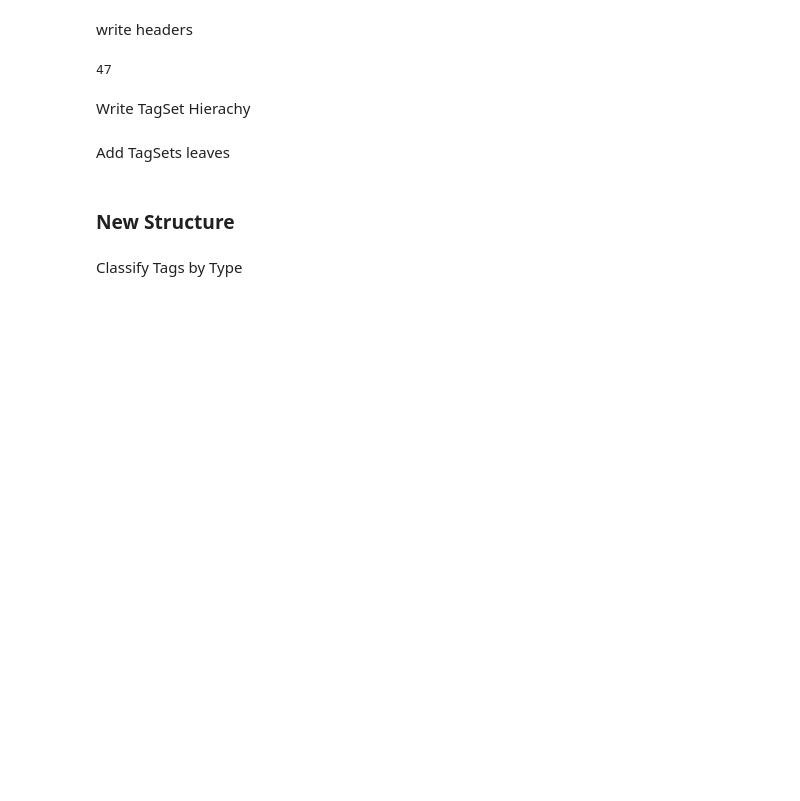
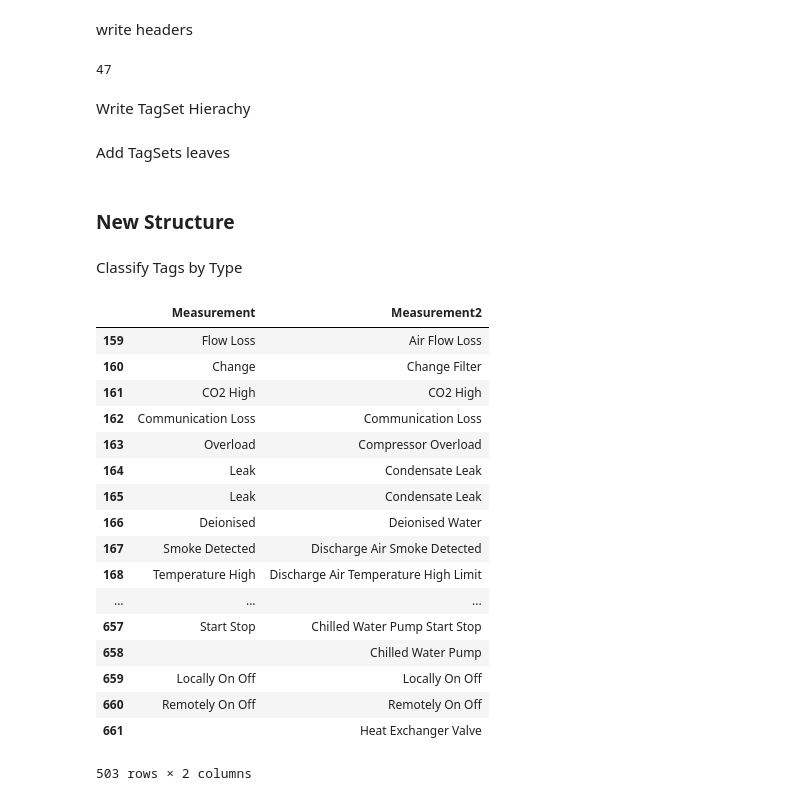
Before and after one commit to aslakjohansen/GroundTruth-1, a Jupyter notebook: Brick/BuildBrick.ipynb, the cells around one changed output. Drawn from its saved outputs; the diff is of its cells as text; code cells hidden in the pictures; blank space fills up the shorter version.

```diff
--- a/Brick/BuildBrick.ipynb
+++ b/Brick/BuildBrick.ipynb
@@ -549,0 +253,61 @@ for eqTS in equivTagSets:
+# %%
+removeSynonyms=False
+synonyms={}
+for r in dfTagSets.index:
+  if str(dfTagSets.hasSynonym[r])!="nan":
+    syn=dfTagSets.hasSynonym[r].split(";")
+    for s in syn:
+      synonyms[s]=dfTagSets.TagSet[r]
+# %%
+dfTagSets["Measurement2"]=dfTagSets.TagSet
+dfMM=dfTagSets.Measurement2.ravel()
+for r in range(len(dfMM)):
+  dfM=" "+str(dfMM[r])+" "
+  if str(dfTagSets.usesLocation[r])!="nan":
+    for loc in str(dfTagSets.usesLocation[r]).split(";"):
+      dfM=dfM.replace(" "+loc.strip()+" ", " ")
+  if str(dfTagSets.usesEquipment[r])!="nan":
+    for eq in str(dfTagSets.usesEquipment[r]).split(";"):
+      dfM=dfM.replace(" "+eq.strip()+" ", " ")
+      if removeSynonyms and eq.strip() in synonyms:
+        for s in synonyms[eq.strip()].split(' '):
+          dfM=dfM.replace(" "+s+" ", " ")
+  if str(dfTagSets.usesPoint[r])!="nan":
+    dfM=dfM.replace(" "+str(dfTagSets.usesPoint[r])+" ", " ")
+  dfMM[r]=dfM.strip()
+dfTagSets["Measurement2"]=dfMM
+# %%
+#Classify each tagset as a dimension based on their tags
+dfTagSets['Point']=dfTagSets.TagSet.apply(getPointDim)
+dfTagSets['MeasurementProperty']=dfTagSets.TagSet.apply(getMeasDim)
+dfTagSets['Location']=dfTagSets.TagSet.apply(getLocDim)
+dfTagSets['Parent']=dfTagSets.Dimension.apply(getLastDim)
+dfTagSets['Measurement']=dfTagSets.TagSet.apply(filterMeas)
+# %%
+# Classify TagSets
+dfTagSetsEquipment=dfTagSets.loc[dfTagSets.Dimension.str.startswith("Equipment")]
+dfTagSetsLocation=dfTagSets.loc[dfTagSets.Dimension.str.startswith("Location")]
+dfTagSetsEqLoc=dfTagSets.loc[dfTagSets.Dimension.str.startswith("Equipment") | dfTagSets.Dimension.str.startswith("Location")]
+dfTagSetsPoints=dfTagSets.loc[dfTagSets.Dimension.str.startswith("Point")]
+dfTagSetsMeas=dfTagSets.loc[dfTagSets.Dimension.str.startswith("MeasurementProperty")]
+# %%
+dfTagSetsPoints.loc[:,('Measurement','Measurement2')]
+# %% [output]
+|  | Measurement | Measurement2 |
+| 159 | Flow Loss | Air Flow Loss |
+| 160 | Change | Change Filter |
+| 161 | CO2 High | CO2 High |
+| 162 | Communication Loss | Communication Loss |
+| 163 | Overload | Compressor Overload |
+| 164 | Leak | Condensate Leak |
+| 165 | Leak | Condensate Leak |
+| 166 | Deionised | Deionised Water |
+| 167 | Smoke Detected | Discharge Air Smoke Detected |
+| 168 | Temperature High | Discharge Air Temperature High Limit |
+| ... | ... | ... |
+| 657 | Start Stop | Chilled Water Pump Start Stop |
+| 658 |  | Chilled Water Pump |
+| 659 | Locally On Off | Locally On Off |
+| 660 | Remotely On Off | Remotely On Off |
+| 661 |  | Heat Exchanger Valve |
+503 rows × 2 columns
```
Also changed, not shown: parts of 38 cells of this notebook, 8 other files.
